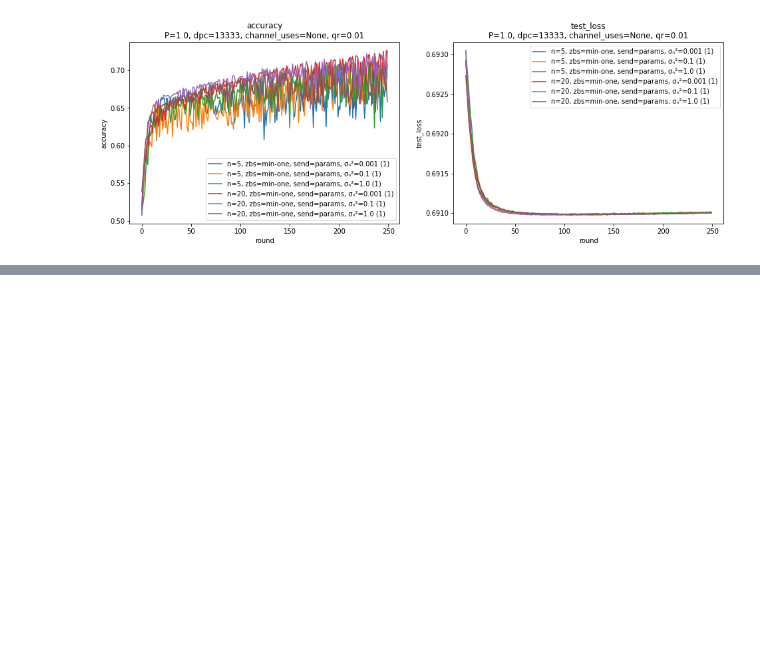
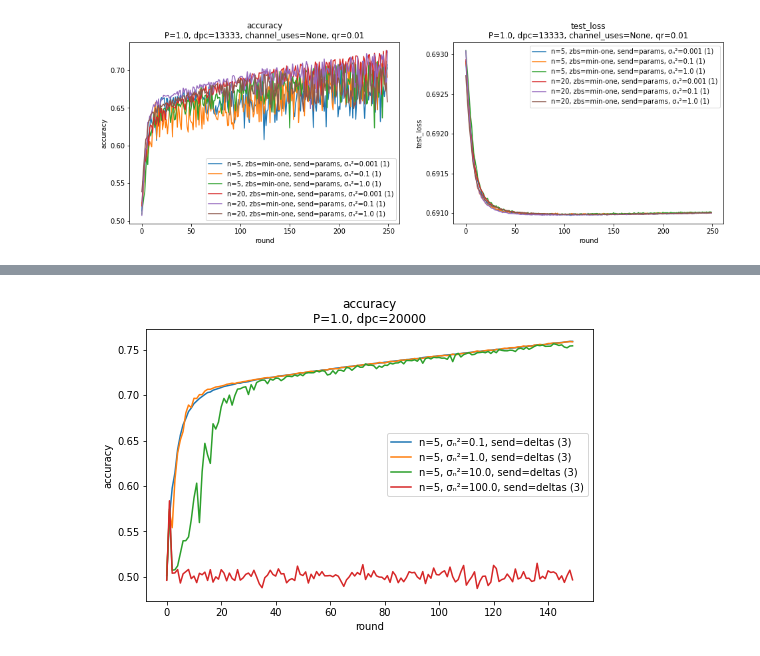
Before and after one commit to czlee/kyanite, a Jupyter notebook: misc-plots-2.ipynb, the cells around one changed output, grey strips where cells are left out. Saved outputs shown, nothing was run; the diff lists cells and outputs as text; code cells hidden in the pictures; blank space fills up the shorter version.

```diff
--- a/misc-plots-2.ipynb
+++ b/misc-plots-2.ipynb
@@ -216,3 +216,8 @@ plot_averaged_training_charts(results_dir, fields, title_specs, fixed_specs, ser
+# %%
+series_specs['noise'] = '__all__'
+plot_averaged_training_charts(results_dir, ['accuracy'], title_specs, fixed_specs, series_specs)
+# %% [output]
+[figure, added]
 # %%
 series_specs['send'] = ['params']
 plot_averaged_training_charts(results_dir, fields, title_specs, fixed_specs, series_specs)
```
Also changed, not shown: parts of 11 cells of this notebook.
